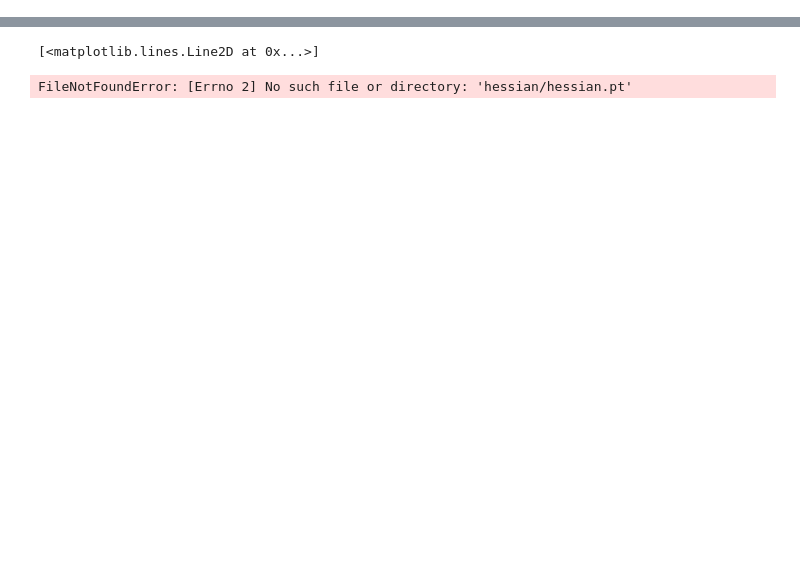
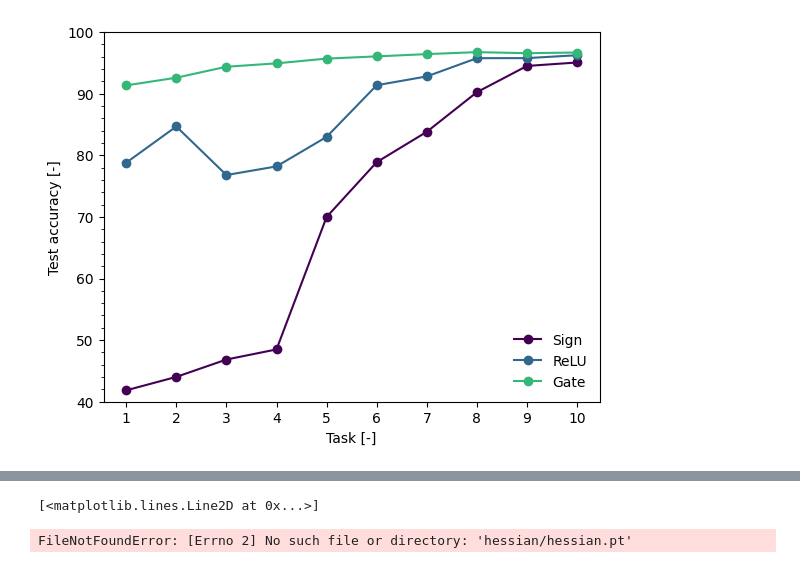
Before and after one commit to kellian-cottart/binarized-neural-networks, a Jupyter notebook: paper-figures.ipynb, the cells around one changed output, grey strips where cells are left out. Cells and saved outputs as stored; diff of their text form; code cells hidden in the pictures; blank space fills up the shorter version.

Commit message:
fix: params

```diff
--- a/paper-figures.ipynb
+++ b/paper-figures.ipynb
@@ -49,0 +52,46 @@ plt.close()
+# %%
+n_iterations = 1
+paths = [
+    "./paper/activation/2024-07-03-09h07:57-BHUparallel-BS128-512-PermutedMNIST-sign-v1",
+    "./paper/activation/2024-07-03-09h17:36-BHUparallel-BS128-512-PermutedMNIST-relu-v1",
+    "./paper/activation/2024-07-03-09h26:54-BHUparallel-BS128-512-PermutedMNIST-gate-v1"
+]
+model_names = [
+    "Sign",
+    "ReLU",
+    "Gate"
+]
+
+models = []
+for path in paths:
+    accuracies = []
+    for it in range(n_iterations):
+        accuracies.append(torch.load(os.path.join(path, f"params-network-{it}", "accuracy.pt")))
+    models.append(accuracies)
+
+fig, ax = plt.subplots()
+palette = plt.get_cmap('viridis', len(models)+1)
+for i, model in enumerate(models):
+    mean, std = get_mean_std_accuracies(model, t_start=1, t_end=10)
+    ax.plot(mean, color=palette(i), label=model_names[i], marker="o")
+    ax.fill_between(np.arange(0, 10), mean-std, mean+std, color=palette(i), alpha=0.2)
+
+# hline: fully connected
+#ax.axhline(y=97.95, color="black", linestyle='--', alpha=0.5, label="Baseline (Adam)")
+#ax.fill_between(np.arange(0, 10), 97.95-0.05, 97.95+0.05, color="black", alpha=0.2)
+
+
+ax.set_xticks(np.arange(0, 10, 1))
+ax.set_xticklabels(np.arange(1, 11, 1))
+ax.set_xlabel("Task [-]")
+ax.set_ylabel("Test accuracy [-]")
+ax.yaxis.set_minor_locator(AutoMinorLocator(5))
+ax.legend(frameon=False)
+ax.set_ylim(40, 100)
+
+title = versionning(folder="./paper/figures", title="activation", format=".pdf")
+plt.savefig(title, format="pdf", bbox_inches='tight')
+plt.savefig(title.replace(".pdf", ".svg"), format="svg", bbox_inches='tight')
+plt.show()
+# %% [output]
+[figure, added]
```
Also changed, not shown: parts of 5 cells of this notebook, 6 other files.
